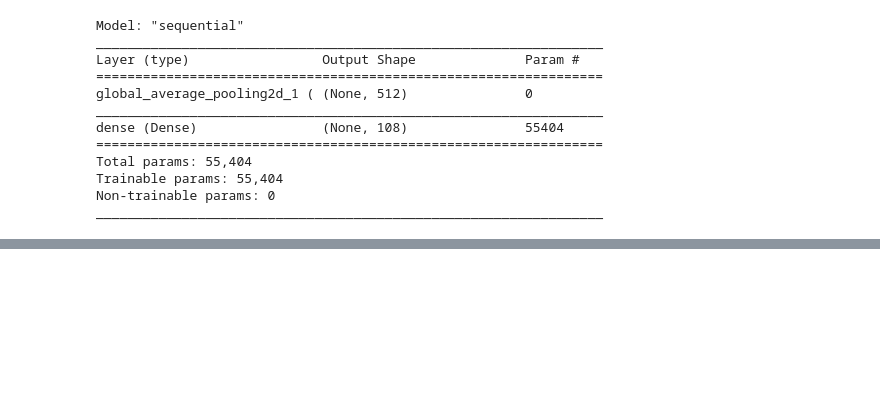
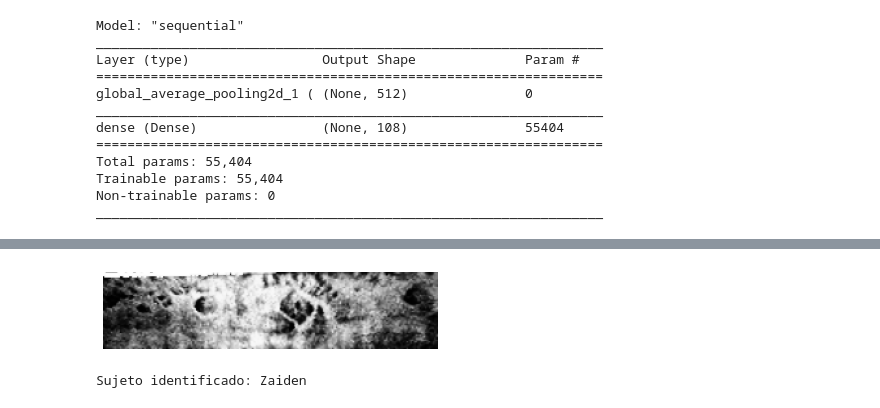
Before and after one commit to dbo1001/UBU-TFG-iris_classifier, a Jupyter notebook: notebooks/#7 Features extraction.ipynb, the cells around one changed output, grey strips where cells are left out. Cells and saved outputs as stored; diff of their text form; code cells hidden in the pictures; blank space fills up the shorter version.

```diff
--- a/notebooks/#7 Features extraction.ipynb
+++ b/notebooks/#7 Features extraction.ipynb
@@ -255,0 +293,25 @@ Epoch 150/150
+# %%
+from keras.preprocessing import image
+def prediction(img_path, classes_names):
+    cv2.resize(cv2.imread(img_path),(224,224))
+    org_img = cv2.imread(img_path)
+#     img = image.load_img(img_path, target_size=(img_width, img_height))
+    img = cv2.resize(cv2.imread(img_path),(224,224))
+    img_tensor = image.img_to_array(img)  # Image data encoded as integers in the 0–255 range
+    img_tensor /= 255.  # Normalize to [0,1] for plt.imshow application
+    plt.imshow(org_img)
+    plt.axis('off')
+    plt.show()
+
+
+    # Extract features
+    features = conv_base.predict(img_tensor.reshape(1,img_width, img_height, 3))
+
+    # Make prediction
+    try:
+        prediction = model.predict(features)
+    except:
+        prediction = model.predict(features.reshape(1, 7*7*512))
+
+    classes = classes_names
+    print("Sujeto identificado: "+str(classes[np.argmax(np.array(prediction[0]))]))
@@ -255,0 +322,9 @@ Epoch 150/150
+# %%
+import random
+sujetos = []
+for root, dirs, files in os.walk(test_dir):
+    for f in files:
+        sujetos.append(os.path.join(root, f))
+#         print(os.path.join(root, f))
+pred_files = random.sample(sujetos, 10)
+pred_files
@@ -255,0 +342,5 @@ Epoch 150/150
+# %%
+prediction(pred_files[0],names);
+# %% [output]
+[figure, added]
+Sujeto identificado: Zaiden
```
Also changed, not shown: parts of 10 cells of this notebook.
